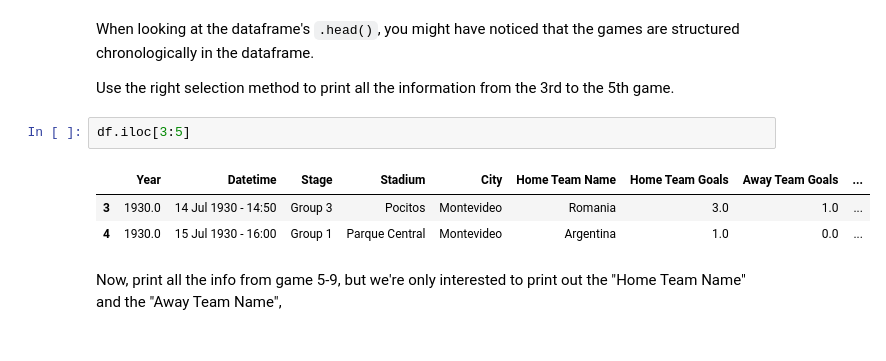
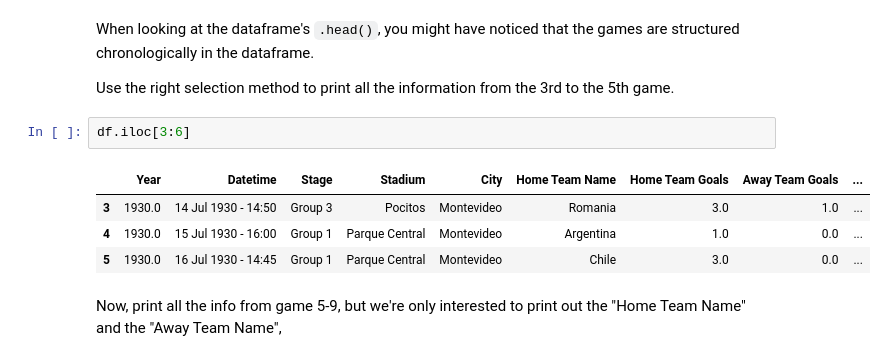
Before and after one commit to DeannaLinn/dsc-1-03-09-accessing-data-within-pandas-lab-online-ds-sp-000, a Jupyter notebook: index.ipynb, the cells around one changed output. Saved outputs shown, nothing was run; the diff lists cells and outputs as text.

```diff
--- a/index.ipynb
+++ b/index.ipynb
@@ -113,11 +113,12 @@ When looking at the dataframe's `.head()`, you might have noticed that the games
 
 Use the right selection method to print all the information from the 3rd to the 5th game.
 # %%
-df.iloc[3:5]
+df.iloc[3:6]
 # %% [output]
 |  | Year | Datetime | Stage | Stadium | City | Home Team Name | Home Team Goals | Away Team Goals | ... |
 | 3 | 1930.0 | 14 Jul 1930 - 14:50 | Group 3 | Pocitos | Montevideo | Romania | 3.0 | 1.0 | ... |
 | 4 | 1930.0 | 15 Jul 1930 - 16:00 | Group 1 | Parque Central | Montevideo | Argentina | 1.0 | 0.0 | ... |
+| 5 | 1930.0 | 16 Jul 1930 - 14:45 | Group 1 | Parque Central | Montevideo | Chile | 3.0 | 0.0 | ... |
 # %% [markdown]
 Now, print all the info from game 5-9, but we're only interested to print out the "Home Team Name" and the "Away Team Name",
 # %% [markdown]
```
